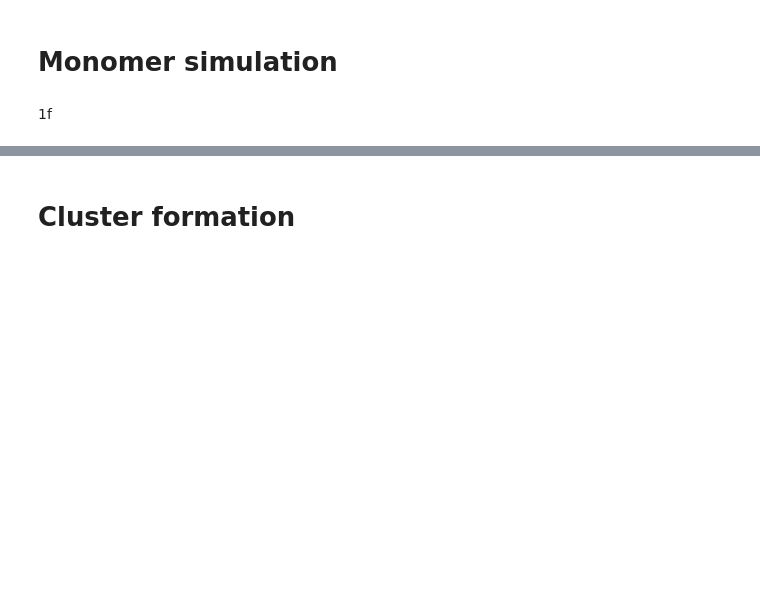
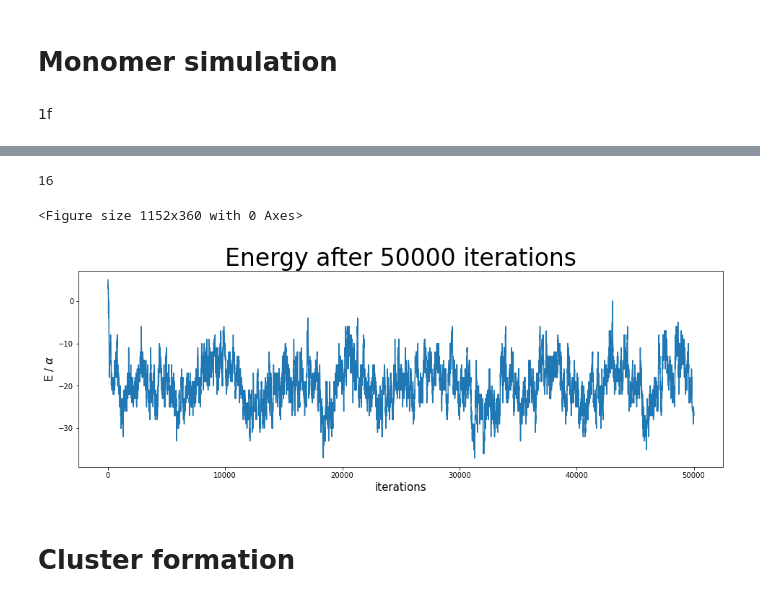
Before and after one commit to otkulseng/vitberProsjekt, a Jupyter notebook: Prosjekt1.ipynb, the cells around one changed output, grey strips where cells are left out. Drawn from its saved outputs; the diff is of its cells as text; code cells hidden in the pictures; blank space fills up the shorter version.

Commit message:
Ordnet plottefunksjon til oppgavene der det trengs med mulighet for errorbars. Removed average_d_sim_slow, and implementet errorbars in average_d_sim_fast. Missing good file handling at the moment...

```diff
--- a/Prosjekt1.ipynb
+++ b/Prosjekt1.ipynb
@@ -308,15 +308,3 @@ def monte_carlo_sim_fast(Ns, N, M, T, grid):
     return e
 # %% [markdown]
 1f
-# %%
-##1f
-N = 15
-M = 25
-grid = generate_grid_of_monomers_fast(N, M)
-
-#E = monte_carlo_sim(100000, N, M, 200, grid, 1)
-
-data = load_file(50000, N, M, 500, 1)
-visualize_grid(data['grid'])
-fig, ax = plt.subplots(1, 1, figsize=(17, 5))
-ax.plot(data['energy'])
@@ -327,3 +311,34 @@ ax.plot(data['energy'])
+# %%
+##1f
+N = 15
+M = 25
+grid = generate_grid_of_monomers_fast(N, M)
+
+#E = monte_carlo_sim(100000, N, M, 200, grid, 1)
+
+data = load_file(50000, N, M, 500, 1)
+#visualize_grid(data['grid'], "test")
+
+def plot_function(x_vals, y_vals, file_title, errorbars = np.array([0]), title = "", xlabel = "", ylabel = "", fig_size = (9, 5)):
+    fig = plt.figure(figsize=fig_size)
+    if errorbars.any():
+        plt.errorbar(x_vals, y_vals, yerr = errorbars)
+    else:
+        fig = plt.figure(figsize=fig_size)
+    plt.plot(x_vals, y_vals)
+    print(fig_size[0])
+    plt.title(title, size = int(60 * fig_size[0] / len(title)))
+    plt.xlabel(xlabel, size = 15)
+    plt.ylabel(ylabel, size = 15)
+    fig.savefig(f'images/{file_title}.png') # save first frame
+
+
+plot_function(np.arange(1, 50001, 1), data['energy'], "50000energy", title = "Energy after 50000 iterations",
+             xlabel = "iterations", ylabel = r"E / $\alpha$", fig_size = (16, 5))
+# %% [output]
+16
+<Figure size 1152x360 with 0 Axes>
+[figure, added]
 # %% [markdown]
 # Cluster formation <a class="anchor" id="cluster"></a>
 # %%
```
Also changed, not shown: parts of 5 cells of this notebook, 2 other files.
